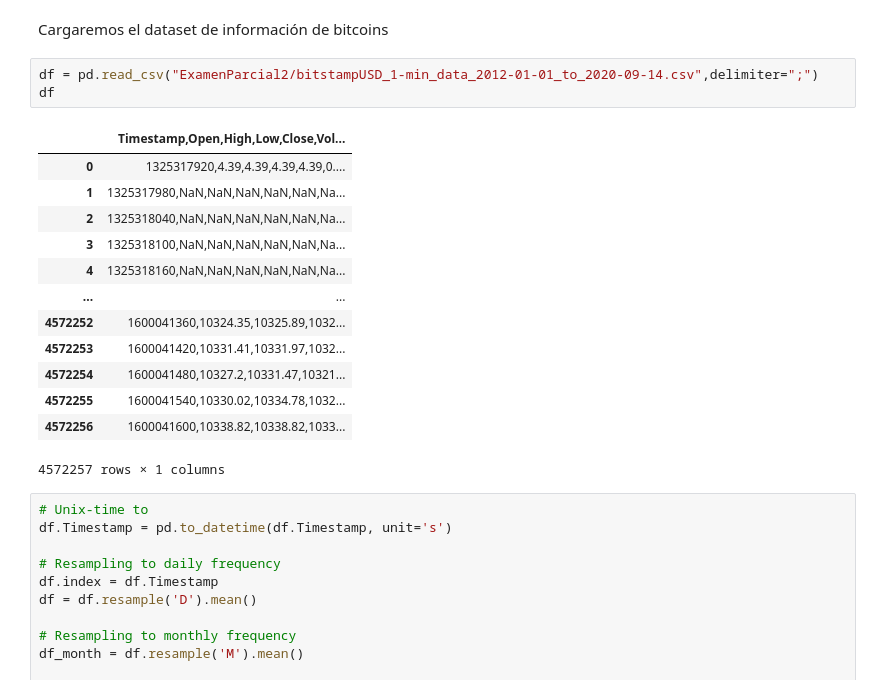
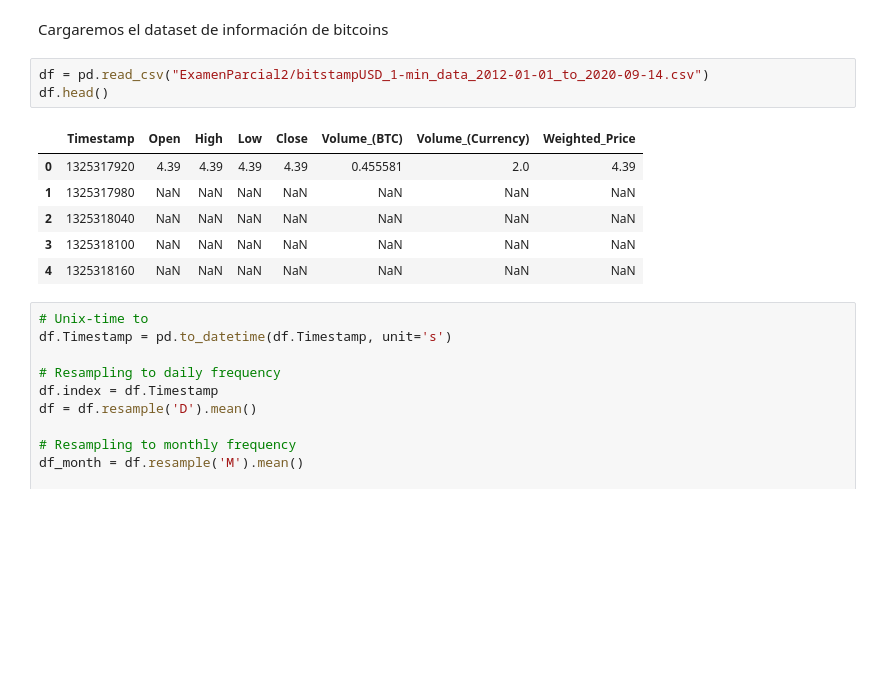
Before and after one commit to the-guti/Sistemas-Inteligentes-Team, a Jupyter notebook: Examen_Parcial_2_SIWoAns.ipynb, the cells around one changed output. Drawn from its saved outputs; the diff is of its cells as text; blank space fills up the shorter version.

```diff
--- a/Examen_Parcial_2_SIWoAns.ipynb
+++ b/Examen_Parcial_2_SIWoAns.ipynb
@@ -556,22 +556,15 @@ Se utilizan para calcular y predecir valores a futuro según valores anteriores.
 # %% [markdown]
 Cargaremos el dataset de información de bitcoins
 # %%
-df = pd.read_csv("ExamenParcial2/bitstampUSD_1-min_data_2012-01-01_to_2020-09-14.csv",delimiter=";")
-df
+df = pd.read_csv("ExamenParcial2/bitstampUSD_1-min_data_2012-01-01_to_2020-09-14.csv")
+df.head()
 # %% [output]
-|  | Timestamp,Open,High,Low,Close,Vol... |
-| 0 | 1325317920,4.39,4.39,4.39,4.39,0.... |
-| 1 | 1325317980,NaN,NaN,NaN,NaN,NaN,Na... |
-| 2 | 1325318040,NaN,NaN,NaN,NaN,NaN,Na... |
-| 3 | 1325318100,NaN,NaN,NaN,NaN,NaN,Na... |
-| 4 | 1325318160,NaN,NaN,NaN,NaN,NaN,Na... |
-| ... | ... |
-| 4572252 | 1600041360,10324.35,10325.89,1032... |
-| 4572253 | 1600041420,10331.41,10331.97,1032... |
-| 4572254 | 1600041480,10327.2,10331.47,10321... |
-| 4572255 | 1600041540,10330.02,10334.78,1032... |
-| 4572256 | 1600041600,10338.82,10338.82,1033... |
+|  | Timestamp | Open | High | Low | Close | Volume_(BTC) | Volume_(Currency) | Weighted_Price |
+| 0 | 1325317920 | 4.39 | 4.39 | 4.39 | 4.39 | 0.455581 | 2.0 | 4.39 |
+| 1 | 1325317980 | NaN | NaN | NaN | NaN | NaN | NaN | NaN |
+| 2 | 1325318040 | NaN | NaN | NaN | NaN | NaN | NaN | NaN |
+| 3 | 1325318100 | NaN | NaN | NaN | NaN | NaN | NaN | NaN |
+| 4 | 1325318160 | NaN | NaN | NaN | NaN | NaN | NaN | NaN |
-4572257 rows × 1 columns
 # %%
 # Unix-time to
 df.Timestamp = pd.to_datetime(df.Timestamp, unit='s')
```
Also changed, not shown: parts of 3 cells of this notebook.
